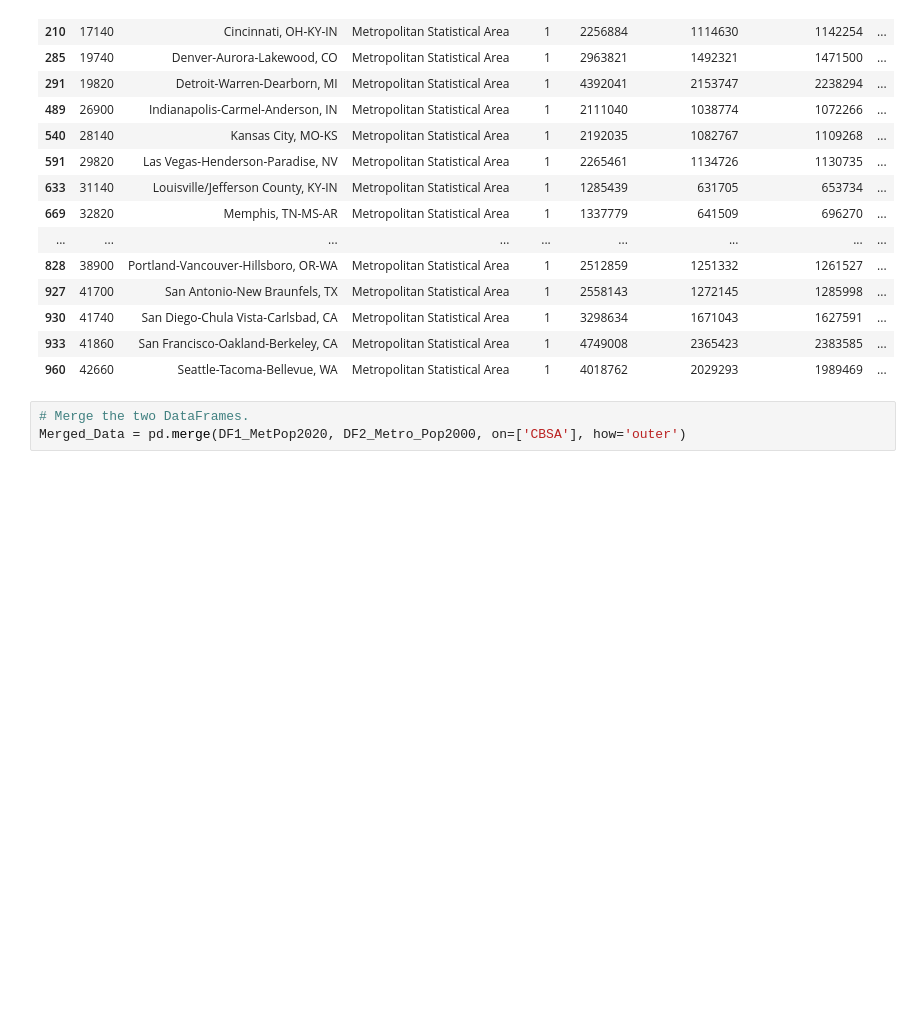
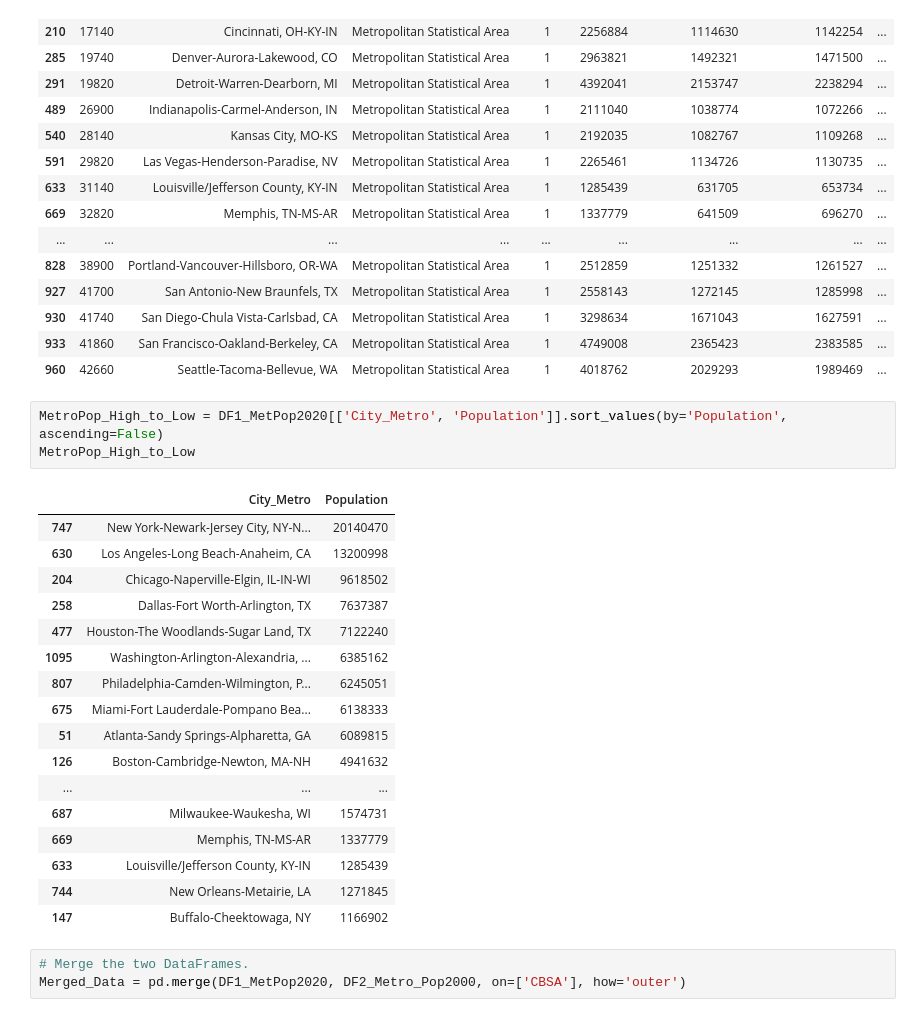
Before and after one commit to BerisDizdar/US_Population_And_GDP, a Jupyter notebook: Metro_Pop.ipynb, the cells around one changed output. Drawn from its saved outputs; the diff is of its cells as text; blank space fills up the shorter version.

```diff
--- a/Metro_Pop.ipynb
+++ b/Metro_Pop.ipynb
@@ -282,6 +282,27 @@ PopUnder_5Mil
 | 930 | 41740 | San Diego-Chula Vista-Carlsbad, CA | Metropolitan Statistical Area | 1 | 3298634 | 1671043 | 1627591 | ... |
 | 933 | 41860 | San Francisco-Oakland-Berkeley, CA | Metropolitan Statistical Area | 1 | 4749008 | 2365423 | 2383585 | ... |
 | 960 | 42660 | Seattle-Tacoma-Bellevue, WA | Metropolitan Statistical Area | 1 | 4018762 | 2029293 | 1989469 | ... |
+# %%
+MetroPop_High_to_Low = DF1_MetPop2020[['City_Metro', 'Population']].sort_values(by='Population', ascending=False)
+MetroPop_High_to_Low
+# %% [output]
+|  | City_Metro | Population |
+| 747 | New York-Newark-Jersey City, NY-N... | 20140470 |
+| 630 | Los Angeles-Long Beach-Anaheim, CA | 13200998 |
+| 204 | Chicago-Naperville-Elgin, IL-IN-WI | 9618502 |
+| 258 | Dallas-Fort Worth-Arlington, TX | 7637387 |
+| 477 | Houston-The Woodlands-Sugar Land, TX | 7122240 |
+| 1095 | Washington-Arlington-Alexandria, ... | 6385162 |
+| 807 | Philadelphia-Camden-Wilmington, P... | 6245051 |
+| 675 | Miami-Fort Lauderdale-Pompano Bea... | 6138333 |
+| 51 | Atlanta-Sandy Springs-Alpharetta, GA | 6089815 |
+| 126 | Boston-Cambridge-Newton, MA-NH | 4941632 |
+| ... | ... | ... |
+| 687 | Milwaukee-Waukesha, WI | 1574731 |
+| 669 | Memphis, TN-MS-AR | 1337779 |
+| 633 | Louisville/Jefferson County, KY-IN | 1285439 |
+| 744 | New Orleans-Metairie, LA | 1271845 |
+| 147 | Buffalo-Cheektowaga, NY | 1166902 |
 # %%
 # Merge the two DataFrames.
 Merged_Data = pd.merge(DF1_MetPop2020, DF2_Metro_Pop2000, on=['CBSA'], how='outer')
```
Also changed, not shown: parts of 10 cells of this notebook.
